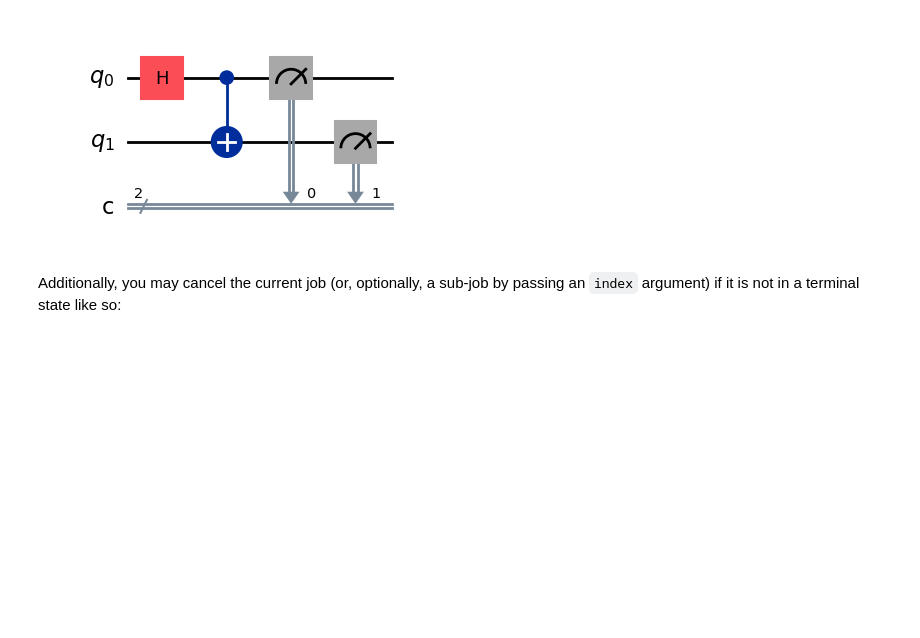
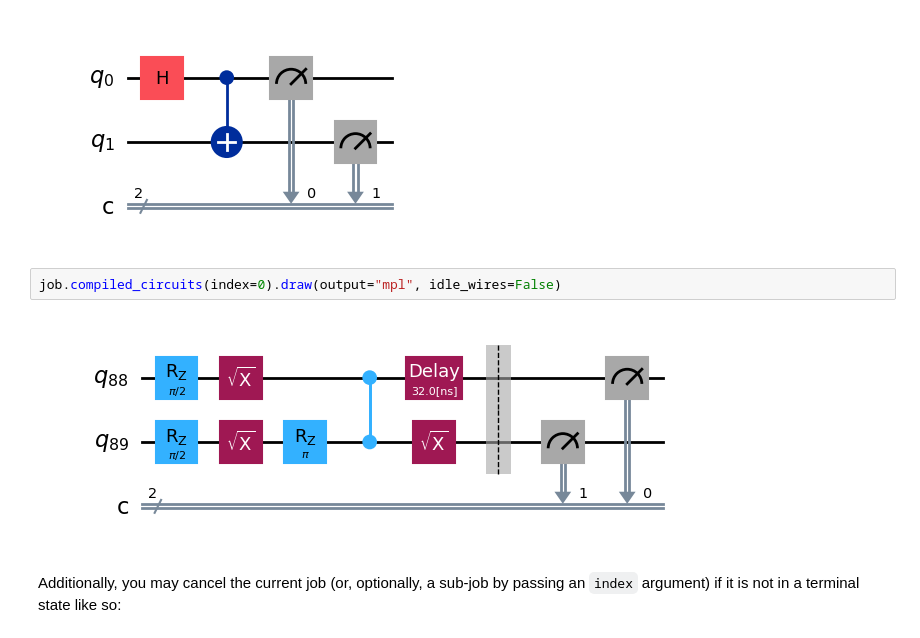
Before and after one commit to Infleqtion/client-superstaq, a Jupyter notebook: docs/source/get_started/access_info/access_info_qss.ipynb, the cells around one changed output. Saved outputs shown, nothing was run; the diff lists cells and outputs as text; blank space fills up the shorter version.

Commit message:
Include `job.compiled_circuits()` in `access_info_qss.ipynb` (+ notebook re-runs) (#1399)
Signed-off-by: Bharath <bharath.thotakura@infleqtion.com>

```diff
--- a/docs/source/get_started/access_info/access_info_qss.ipynb
+++ b/docs/source/get_started/access_info/access_info_qss.ipynb
@@ -125,6 +125,10 @@ job.result(index=0).get_counts()
 job.input_circuits(index=0).draw(output="mpl")
 # %% [output]
 [figure]
+# %%
+job.compiled_circuits(index=0).draw(output="mpl", idle_wires=False)
+# %% [output]
+[figure, added]
 # %% [markdown]
 Additionally, you may cancel the current job (or, optionally, a sub-job by passing an `index` argument) if it is not in a terminal state like so:
 # %%
```
Also changed, not shown: parts of 5 cells of this notebook, 1 other file.
